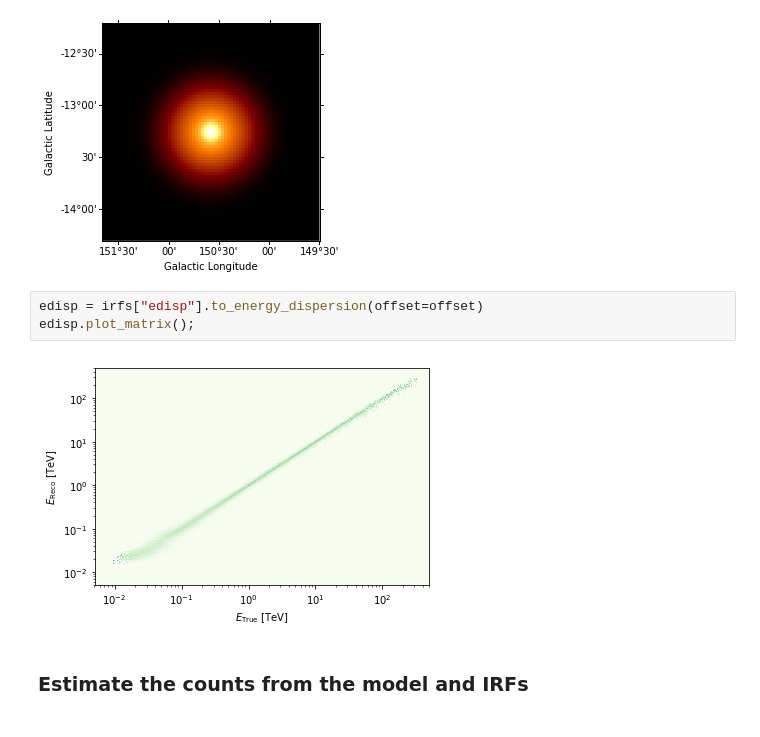
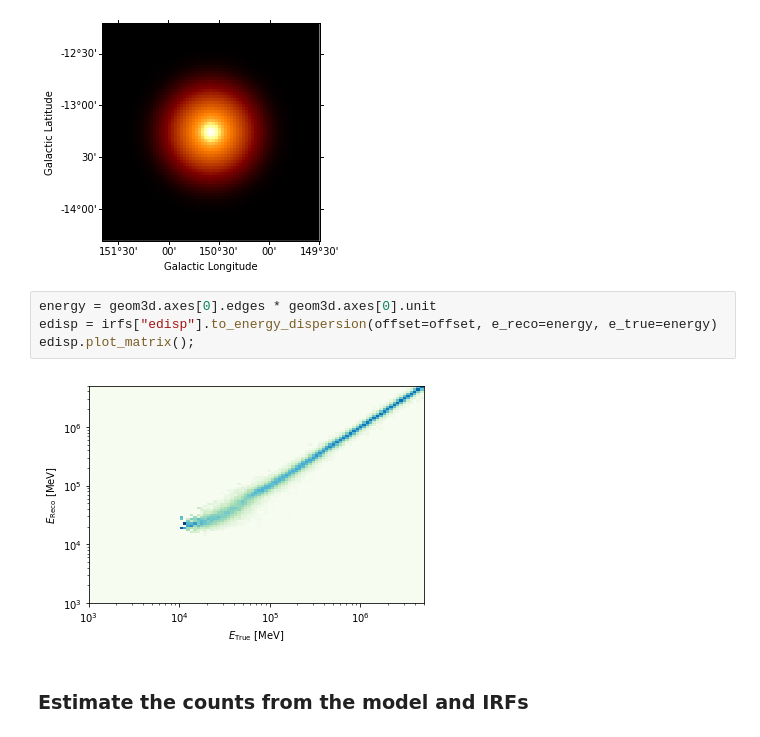
Before and after one commit to peroju/dm-gammapy, a Jupyter notebook: notebooks/SkyDiffuseSimulation.ipynb, the cells around one changed output. Saved outputs shown, nothing was run; the diff lists cells and outputs as text.

```diff
--- a/notebooks/SkyDiffuseSimulation.ipynb
+++ b/notebooks/SkyDiffuseSimulation.ipynb
@@ -229,10 +229,11 @@ psf_kernel.psf_kernel_map.sum_over_axes().plot(stretch="log");
 # %% [output]
 [figure]
 # %%
-edisp = irfs["edisp"].to_energy_dispersion(offset=offset)
+energy = geom3d.axes[0].edges * geom3d.axes[0].unit
+edisp = irfs["edisp"].to_energy_dispersion(offset=offset, e_reco=energy, e_true=energy)
 edisp.plot_matrix();
 # %% [output]
-[figure, old version]
+[figure, new version]
 # %% [markdown]
 ### Estimate the counts from the model and IRFs
 # %%
```
Also changed, not shown: parts of 5 cells of this notebook.
